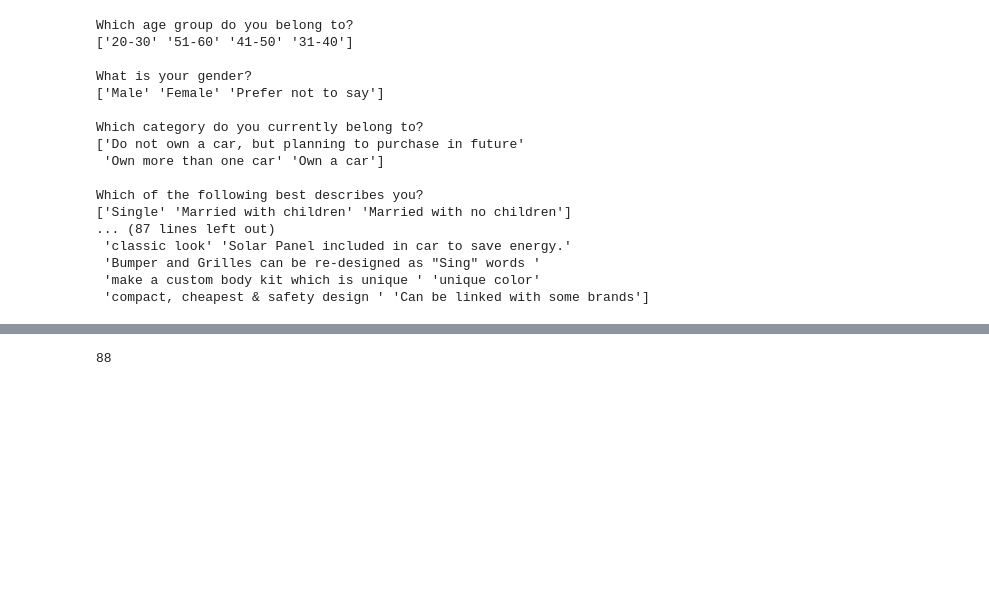
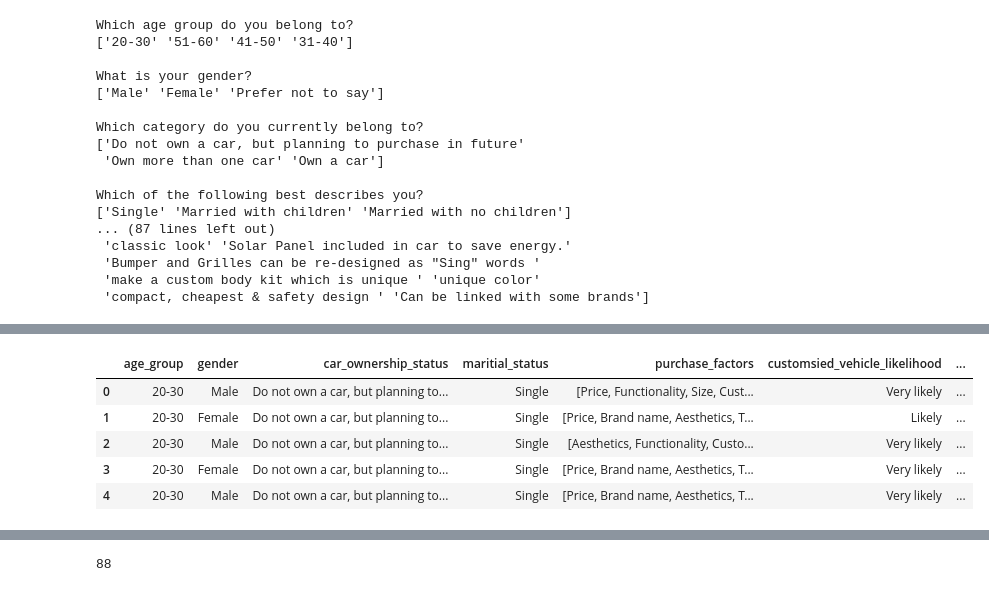
Before and after one commit to bentjh01/MA4829_Machine_Intelligence, a Jupyter notebook: data_exploration.ipynb, the cells around one changed output, grey strips where cells are left out. Cells and saved outputs as stored; diff of their text form; code cells hidden in the pictures; blank space fills up the shorter version.

```diff
--- a/data_exploration.ipynb
+++ b/data_exploration.ipynb
@@ -121,0 +122,12 @@ print(data_mod_df['3D_design_experience'].unique())
+# %%
+data_mod_df['purchase_factors'] = data_mod_df['purchase_factors'].str.split(';')
+data_mod_df['exterior_components_customisation'] = data_mod_df['exterior_components_customisation'].str.split(';')
+data_mod_df['interior_components_customisation'] = data_mod_df['interior_components_customisation'].str.split(';')
+data_mod_df.head()
+# %% [output]
+|  | age_group | gender | car_ownership_status | maritial_status | purchase_factors | customsied_vehicle_likelihood | ... |
+| 0 | 20-30 | Male | Do not own a car, but planning to... | Single | [Price, Functionality, Size, Cust... | Very likely | ... |
+| 1 | 20-30 | Female | Do not own a car, but planning to... | Single | [Price, Brand name, Aesthetics, T... | Likely | ... |
+| 2 | 20-30 | Male | Do not own a car, but planning to... | Single | [Aesthetics, Functionality, Custo... | Very likely | ... |
+| 3 | 20-30 | Female | Do not own a car, but planning to... | Single | [Price, Brand name, Aesthetics, T... | Very likely | ... |
+| 4 | 20-30 | Male | Do not own a car, but planning to... | Single | [Price, Brand name, Aesthetics, T... | Very likely | ... |
```
Also changed, not shown: parts of 15 cells of this notebook, 1 other file.
